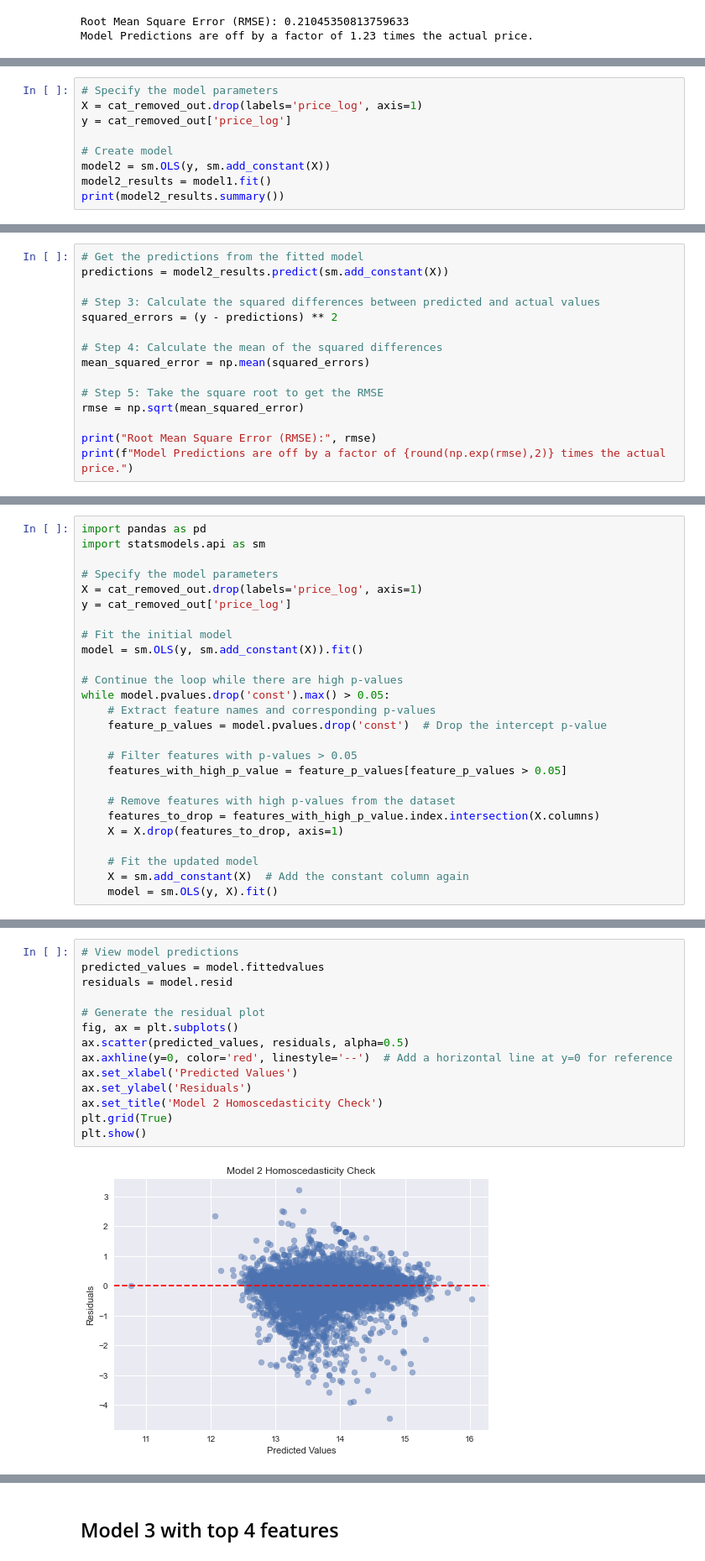
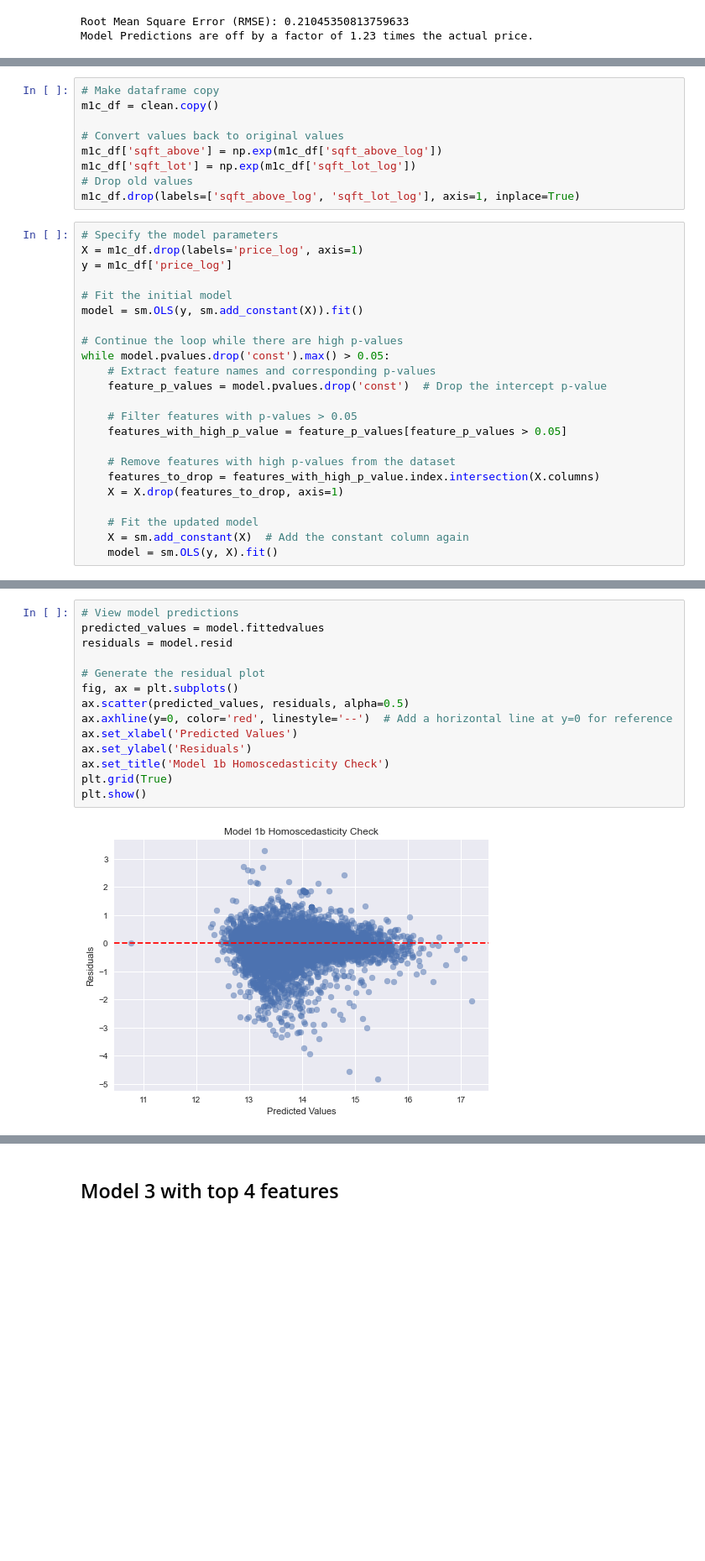
Before and after one commit to cristopher-d-delgado/Project_Linear_Regression_King_County, a Jupyter notebook: notebooks/modeling.ipynb, the cells around one changed output, grey strips where cells are left out. Shown at 84% size. Drawn from its saved outputs; the diff is of its cells as text; blank space fills up the shorter version.

Commit message:
Finished new models, iterative approach

```diff
--- a/notebooks/modeling.ipynb
+++ b/notebooks/modeling.ipynb
@@ -660,9 +587,0 @@ Create a model with this new dataframe.
-# %%
-# Specify the model parameters
-X = cat_removed_out.drop(labels='price_log', axis=1)
-y = cat_removed_out['price_log']
-
-# Create model
-model2 = sm.OLS(y, sm.add_constant(X))
-model2_results = model1.fit()
-print(model2_results.summary())
@@ -708,15 +587,0 @@ plt.show()
-# %%
-# Get the predictions from the fitted model
-predictions = model2_results.predict(sm.add_constant(X))
-
-# Step 3: Calculate the squared differences between predicted and actual values
-squared_errors = (y - predictions) ** 2
-
-# Step 4: Calculate the mean of the squared differences
-mean_squared_error = np.mean(squared_errors)
-
-# Step 5: Take the square root to get the RMSE
-rmse = np.sqrt(mean_squared_error)
-
-print("Root Mean Square Error (RMSE):", rmse)
-print(f"Model Predictions are off by a factor of {round(np.exp(rmse),2)} times the actual price.")
@@ -726,10 +600,16 @@ Model Predictions are off by a factor of 1.37 times the actual price.
+# %%
+# Make dataframe copy
+m1c_df = clean.copy()
+
+# Convert values back to original values
+m1c_df['sqft_above'] = np.exp(m1c_df['sqft_above_log'])
+m1c_df['sqft_lot'] = np.exp(m1c_df['sqft_lot_log'])
+# Drop old values
+m1c_df.drop(labels=['sqft_above_log', 'sqft_lot_log'], axis=1, inplace=True)
 # %%
-import pandas as pd
-import statsmodels.api as sm
-
 # Specify the model parameters
-X = cat_removed_out.drop(labels='price_log', axis=1)
-y = cat_removed_out['price_log']
+X = m1c_df.drop(labels='price_log', axis=1)
+y = m1c_df['price_log']
 
 # Fit the initial model
 model = sm.OLS(y, sm.add_constant(X)).fit()
@@ -772,19 +652,19 @@ strong multicollinearity or other numerical problems.
 # %%
 # View model predictions
 predicted_values = model.fittedvalues
 residuals = model.resid
 
 # Generate the residual plot
 fig, ax = plt.subplots()
 ax.scatter(predicted_values, residuals, alpha=0.5)
 ax.axhline(y=0, color='red', linestyle='--')  # Add a horizontal line at y=0 for reference
 ax.set_xlabel('Predicted Values')
 ax.set_ylabel('Residuals')
-ax.set_title('Model 2 Homoscedasticity Check')
+ax.set_title('Model 1b Homoscedasticity Check')
 plt.grid(True)
 plt.show()
 # %% [output]
-[figure, old version]
+[figure, new version]
 # %%
 sm.graphics.qqplot(model.resid, dist=stats.norm, line='45', fit=True)
 plt.title("Model 2 Normality Check")
```
Also changed, not shown: parts of 97 cells of this notebook.
